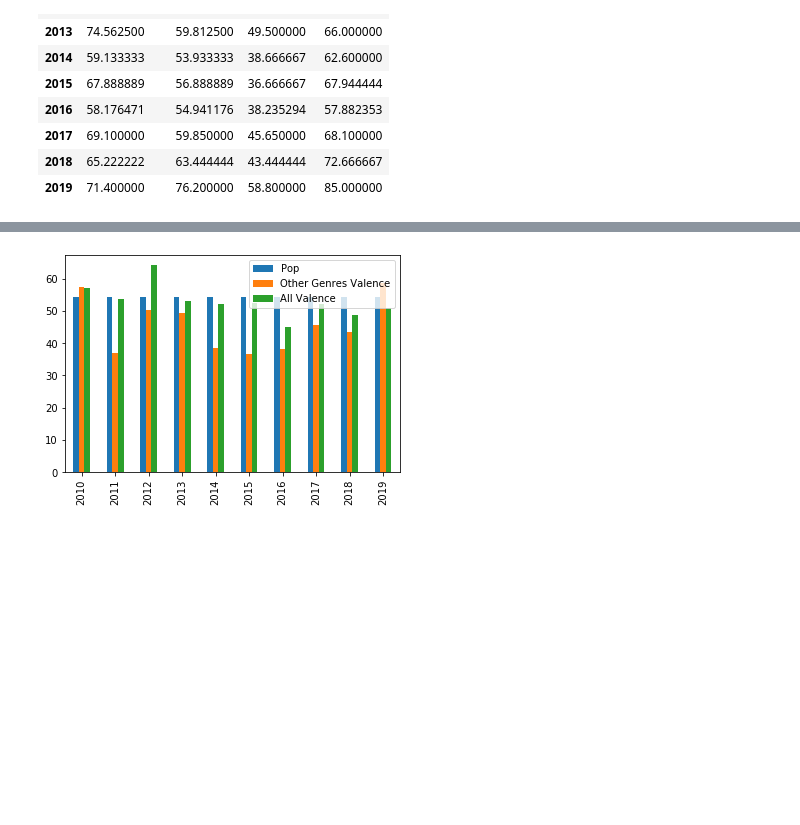
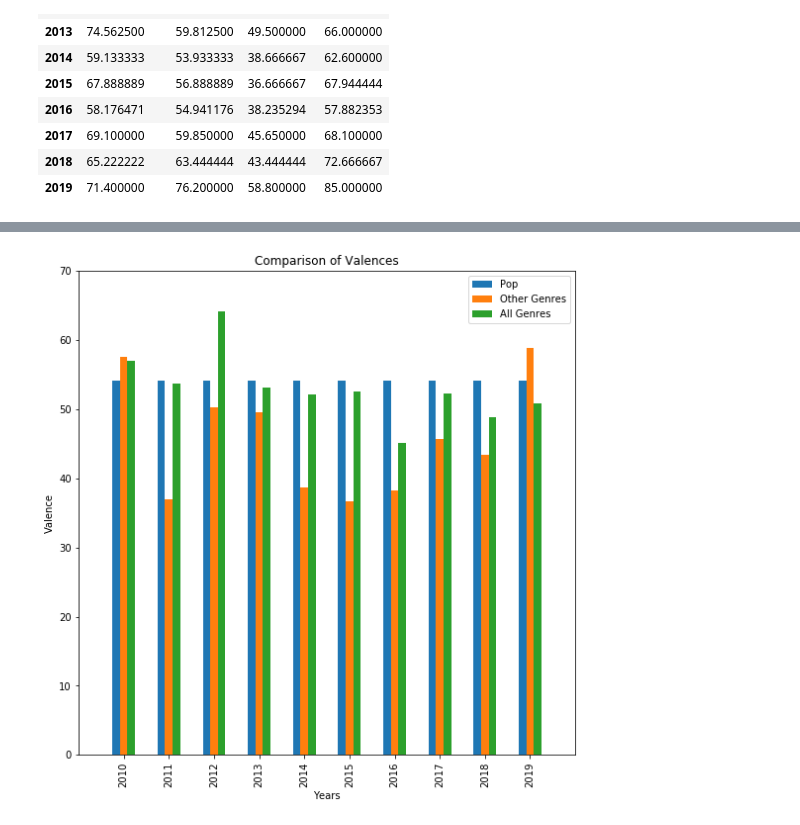
Before and after one commit to Kramer818/Music-Analysis, a Jupyter notebook: Lyndsi_Project1.ipynb, the cells around one changed output, grey strips where cells are left out. Drawn from its saved outputs; the diff is of its cells as text; code cells hidden in the pictures; blank space fills up the shorter version.

```diff
--- a/Lyndsi_Project1.ipynb
+++ b/Lyndsi_Project1.ipynb
@@ -123,7 +141,13 @@ Name: Valence, dtype: float64
 # %%
-avg_valence_df = pd.DataFrame({"Pop": pval_mean,"Other Genres Valence":no_pop_val, "All Valence":all_valence}, index=years)
-avg_valence_df.plot.bar()
+avg_valence_df = pd.DataFrame({"Pop": pval_mean,"Other Genres":no_pop_val, "All Genres":all_valence}, index=years)
+ax=avg_valence_df.plot.bar(width =.5,figsize=(9,9))
+ax.set_ylabel('Valence')
+ax.set_xlabel('Years')
+ax.set_title('Comparison of Valences')
+
+plt.ylim(0,70)
+plt.xlim(-1,10)
 plt.savefig("ValenceCompare.png")
 # %% [output]
-[figure, old version]
+[figure, new version]
 # %%
```
Also changed, not shown: parts of 5 cells of this notebook, 3 other files.
